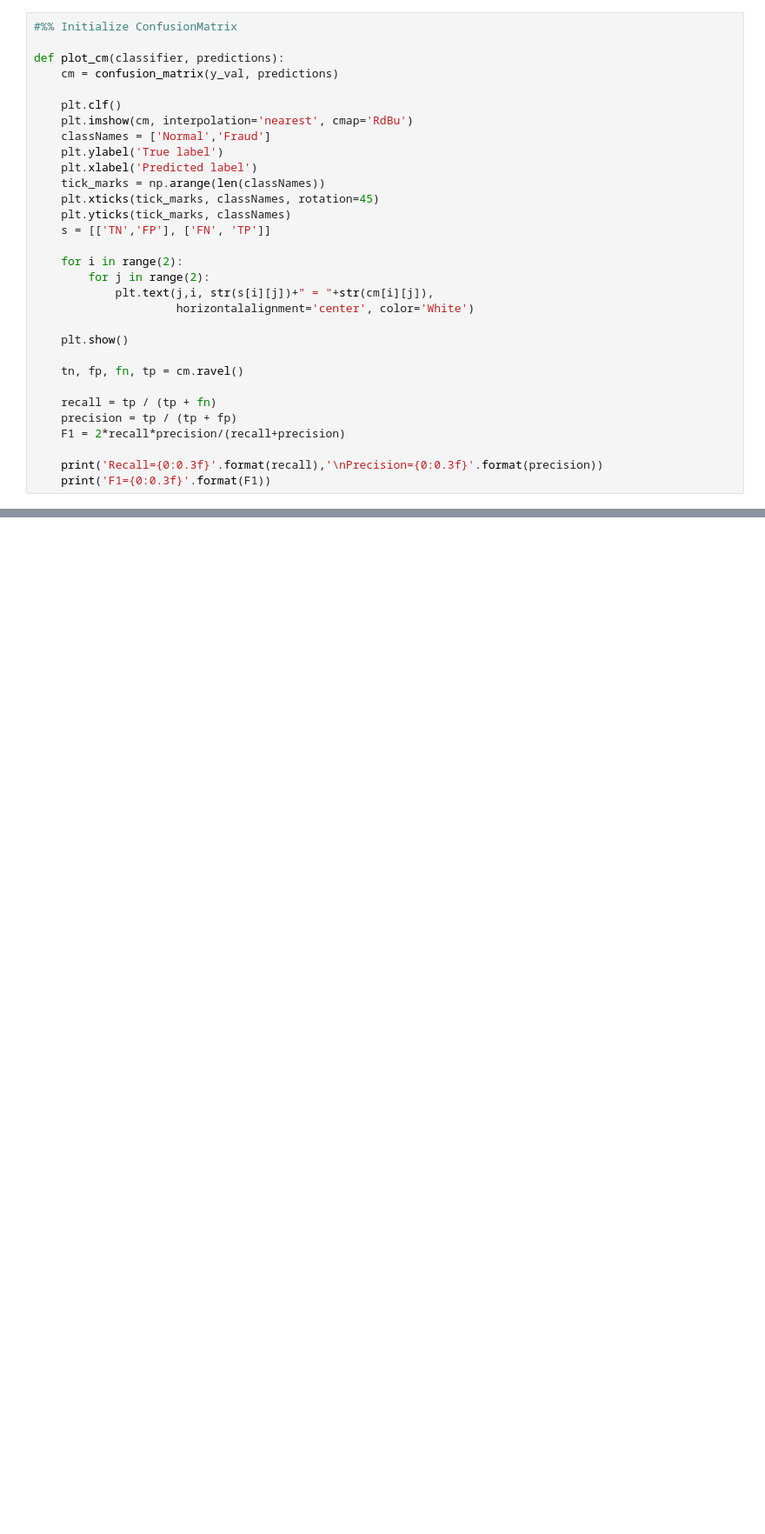
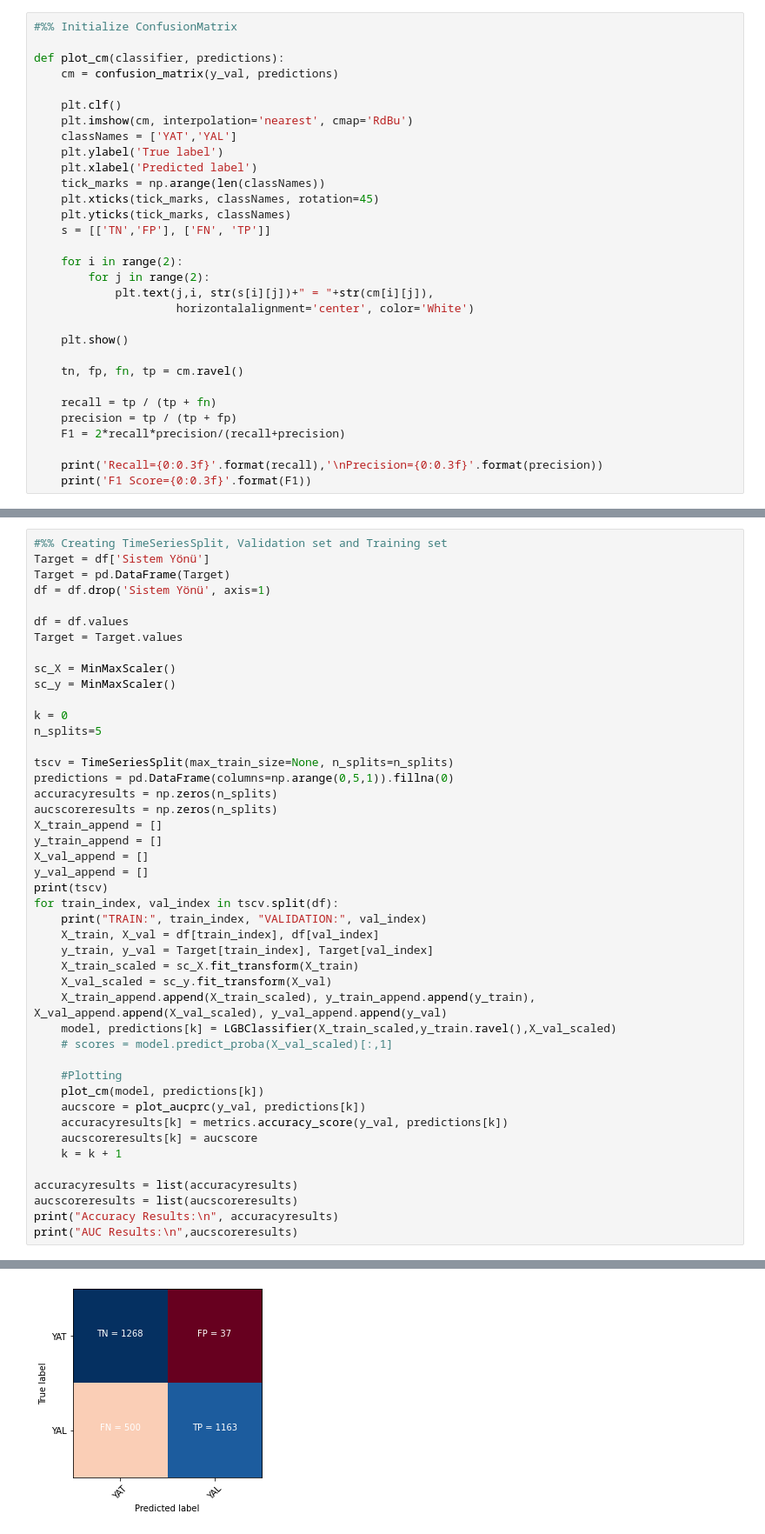
Before and after one commit to toygarulgen/System-Direction-LightGBMClassificationModel-Energy-Intraday_Market, a Jupyter notebook: SystemDirectionPrediction.ipynb, the cells around one changed output, grey strips where cells are left out. Shown at 87% size. Saved outputs shown, nothing was run; the diff lists cells and outputs as text; blank space fills up the shorter version.

```diff
--- a/SystemDirectionPrediction.ipynb
+++ b/SystemDirectionPrediction.ipynb
@@ -38,7 +48,7 @@ def plot_cm(classifier, predictions):
 
     plt.clf()
     plt.imshow(cm, interpolation='nearest', cmap='RdBu')
-    classNames = ['Normal','Fraud']
+    classNames = ['YAT','YAL']
     plt.ylabel('True label')
     plt.xlabel('Predicted label')
     tick_marks = np.arange(len(classNames))
@@ -60,7 +70,7 @@ def plot_cm(classifier, predictions):
     F1 = 2*recall*precision/(recall+precision)
 
     print('Recall={0:0.3f}'.format(recall),'\nPrecision={0:0.3f}'.format(precision))
-    print('F1={0:0.3f}'.format(F1))
+    print('F1 Score={0:0.3f}'.format(F1))
 # %%
 #%% Initialize AUC
 
@@ -170,0 +425,46 @@ df = pd.merge(df, supplydemand, on="DateTime", how="outer")
+# %%
+#%% Creating TimeSeriesSplit, Validation set and Training set
+Target = df['Sistem Yönü']
+Target = pd.DataFrame(Target)
+df = df.drop('Sistem Yönü', axis=1)
+
+df = df.values
+Target = Target.values
+
+sc_X = MinMaxScaler()
+sc_y = MinMaxScaler()
+
+k = 0
+n_splits=5
+
+tscv = TimeSeriesSplit(max_train_size=None, n_splits=n_splits)
+predictions = pd.DataFrame(columns=np.arange(0,5,1)).fillna(0)
+accuracyresults = np.zeros(n_splits)
+aucscoreresults = np.zeros(n_splits)
+X_train_append = []
+y_train_append = []
+X_val_append = []
+y_val_append = []
+print(tscv)
+for train_index, val_index in tscv.split(df):
+    print("TRAIN:", train_index, "VALIDATION:", val_index)
+    X_train, X_val = df[train_index], df[val_index]
+    y_train, y_val = Target[train_index], Target[val_index]
+    X_train_scaled = sc_X.fit_transform(X_train)
+    X_val_scaled = sc_y.fit_transform(X_val)
+    X_train_append.append(X_train_scaled), y_train_append.append(y_train), X_val_append.append(X_val_scaled), y_val_append.append(y_val)
+    model, predictions[k] = LGBClassifier(X_train_scaled,y_train.ravel(),X_val_scaled)
+    # scores = model.predict_proba(X_val_scaled)[:,1]
+
+    #Plotting
+    plot_cm(model, predictions[k])
+    aucscore = plot_aucprc(y_val, predictions[k])
+    accuracyresults[k] = metrics.accuracy_score(y_val, predictions[k])
+    aucscoreresults[k] = aucscore
+    k = k + 1
+
+accuracyresults = list(accuracyresults)
+aucscoreresults = list(aucscoreresults)
+print("Accuracy Results:\n", accuracyresults)
+print("AUC Results:\n",aucscoreresults)
+# %% [output]
@@ -170,0 +475 @@ df = pd.merge(df, supplydemand, on="DateTime", how="outer")
+[figure, added]
```
Also changed, not shown: parts of 43 cells of this notebook.
